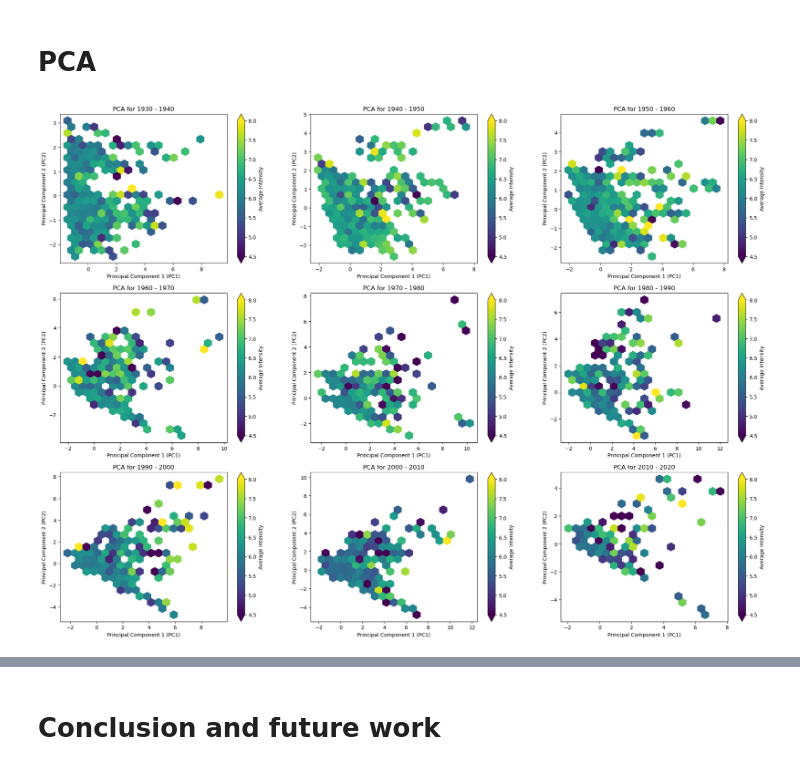
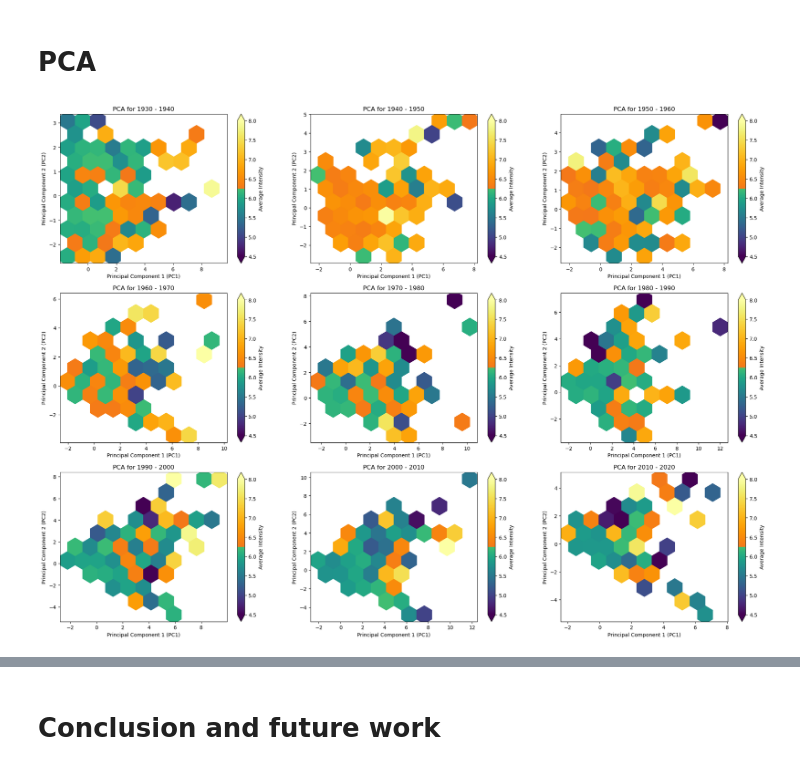
Before and after one commit to epfl-ada/ada-2023-project-dromadaire, a Jupyter notebook: P3end.ipynb, the cells around one changed output, grey strips where cells are left out. Cells and saved outputs as stored; diff of their text form; code cells hidden in the pictures.

```diff
--- a/P3end.ipynb
+++ b/P3end.ipynb
@@ -194,35 +194,36 @@ for i, year_range in enumerate(Years):
     scaler = StandardScaler()
     # Apply dropna() before scaling to ensure matching indices
     non_null_data = Year[['awards', 'nominations', 'movie_count', 'genres_b4', 'isMale', 'age_at_release']].dropna()
+    #non_null_data = Year[['awards', 'genres_b4', 'movie_count', 'nominations']].dropna()
     df_standardized = scaler.fit_transform(non_null_data)
     pca = PCA(n_components=2)
     pca_result = pca.fit_transform(df_standardized)
 
     # Create a DataFrame with the PCA results
     df_pca = pd.DataFrame(data=pca_result, columns=['PC1', 'PC2'])
     # Use non_null_data.index to ensure correct alignment of ratings
     df_pca['Rating'] = Year.loc[non_null_data.index, 'averageRating']
 
     # Set custom vmin and vmax values
     vmin = 4.5  # minimum value for the color scale
     vmax = 8    # maximum value for the color scale
 
     # Create a custom colormap
     colors_below_6_2 = plt.cm.viridis(np.linspace(0, 0.7, 256))
     colors_above_6_2 = plt.cm.inferno(np.linspace(0.7, 1, 256))
     colors_combined = np.vstack((colors_below_6_2, colors_above_6_2))
     custom_cmap = LinearSegmentedColormap.from_list('custom_colormap', colors_combined)
 
     # Create a hexbin plot with the custom colormap
-    hexbin = axs[i].hexbin(df_pca['PC1'], df_pca['PC2'], C=df_pca['Rating'], gridsize=20, cmap='viridis', reduce_C_function=np.mean, vmin=vmin, vmax=vmax)
+    hexbin = axs[i].hexbin(df_pca['PC1'], df_pca['PC2'], C=df_pca['Rating'], gridsize=10, cmap=custom_cmap, reduce_C_function=np.mean, vmin=vmin, vmax=vmax)
 
 
     axs[i].set_xlabel('Principal Component 1 (PC1)')
     axs[i].set_ylabel('Principal Component 2 (PC2)')
     axs[i].set_title(f'PCA for {year_range}')
     plt.colorbar(hexbin, label='Average Intensity', extend='both')
 
 
 plt.show()
 # %% [output]
-[figure, old version]
+[figure, new version]
```
Also changed, not shown: parts of 1 cell of this notebook.
